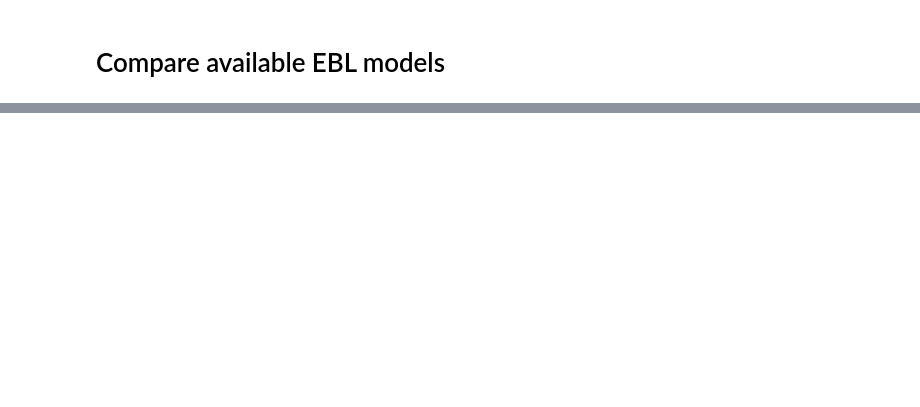
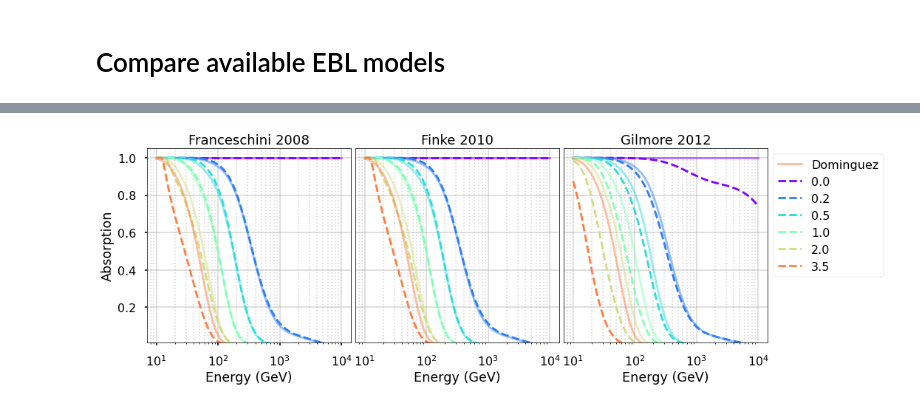
Before and after one commit to tstolarczyk/SoHAPPy, a Jupyter notebook: EBL/EBL_compare.ipynb, the cells around one changed output, grey strips where cells are left out. Saved outputs shown, nothing was run; the diff lists cells and outputs as text; code cells hidden in the pictures; blank space fills up the shorter version.

```diff
--- a/EBL/EBL_compare.ipynb
+++ b/EBL/EBL_compare.ipynb
@@ -45,17 +68,19 @@ max_att = 1e-5 # below this limit, attenutaion at this limit to avoid insane sma
 # %%
-fig, ((ax11,ax12,ax13), (ax21, ax22, ax23)) = plt.subplots(nrows = 2, ncols= 3,
-                                                           figsize=(15,8),
-                                                           sharey = False, sharex=True,
-                                                            gridspec_kw={'height_ratios': [3, 2]})
-# fig, (ax11,ax12,ax13) = plt.subplots(nrows = 1, ncols= 3, figsize=(17,10),sharey = False, sharex=True)
+ratio = False
+if ratio:
+    fig, ((ax11,ax12,ax13), (ax21, ax22, ax23)) = plt.subplots(nrows = 2, ncols= 3,
+                                                               figsize=(15,6),
+                                                               sharey = False, sharex=True,
+                                                                gridspec_kw={'height_ratios': [3, 2]})
+else:
+    fig, (ax11,ax12,ax13) = plt.subplots(nrows = 1, ncols= 3, figsize=(15,5),sharey = False, sharex=True)
 
-alpha = 0.7
+alpha =0.5
 for i, z in enumerate(zlist):
 #     print(z)
     color = cm.cool(i/len(zlist))
 #     color = cm.viridis(0.7-0.7*i/len(zlist))
-
-#     color = cm.rainbow(i/len(zlist))
+    color = cm.rainbow(i/len(zlist))
 
     # Evaluate model at given z
     do_z    = dominguez.evaluate(Elist,redshift=z,alpha_norm=1)
@@ -67,8 +92,8 @@ for i, z in enumerate(zlist):
     fi_z = finke.evaluate(Elist,redshift=z,alpha_norm=1)
     fi_z = np.array([x == max_att if x<max_att else x for x in fi_z])
 
-    gi_z      = local_gilmore(Elist,z)
-    fi_z = np.array([x == max_att if x<max_att else x for x in gi_z])
+    gi_z = local_gilmore(Elist,z)
+    gi_z = np.array([x == max_att if x<max_att else x for x in gi_z])
 
     fr_ratio = (fr_z -do_z) / do_z
     fi_ratio = (fi_z -do_z) / do_z
@@ -76,59 +101,66 @@ for i, z in enumerate(zlist):
 
     # First row, plot attentaion
     ax11.plot(Elist,do_z,color=color, alpha = alpha, label="Dominguez")
-    ax11.plot(Elist,fr_z,color=color, ls=":",label=str(z))
-
+    ax11.plot(Elist,fr_z,color=color, ls="--",label=str(z))
+    if not ratio: ax11.set_xlabel("Energy (GeV)")
     ax12.plot(Elist,do_z,color=color, alpha = alpha, label="Dominguez")
-    ax12.plot(Elist,fr_z,color=color, ls=":",label=str(z))
+    ax12.plot(Elist,fr_z,color=color, ls="--",label=str(z))
+    if not ratio: ax12.set_xlabel("Energy (GeV)")
 
     ax13.plot(Elist,do_z,color=color, alpha = alpha, label="Dominguez")
-    ax13.plot(Elist, gi_z,color=color,ls=":",label=str(z))
+    ax13.plot(Elist, gi_z,color=color,ls="--",label=str(z))
+    if not ratio: ax13.set_xlabel("Energy (GeV)")
 
-    ax21.plot(Elist,fr_ratio, color=color,alpha=0.5)
-    ax22.plot(Elist,fi_ratio, color=color,alpha=0.5)
-    ax23.plot(Elist,gi_ratio, color=color,alpha=0.5)
+    if ratio:
+        ax21.plot(Elist,fr_ratio, color=color,alpha=0.7)
+        ax22.plot(Elist,fi_ratio, color=color,alpha=0.7)
+        ax23.plot(Elist,gi_ratio, color=color,alpha=0.7)
 
 # first row
-ymin = 5e-2
-ymax = 1.5
-yscale = "log"
+ymin = 1e-2
+ymax = 1.05
+yscale = "linear"
 ax11.set_ylabel("Absorption")
 ax11.set_title("Franceschini 2008",size=18)
 
 ax12.set_ylabel(None)
 ax12.set_title("Finke 2010",size=18)
 ax12.grid("both",which="minor",ls=":",alpha=0.5)
 
 ax13.set_ylabel(None)
 ax13.set_title("Gilmore 2012",size=18)
 ax13.grid("both",which="minor",ls=":",alpha=0.5)
 single_legend(ax13,bbox_to_anchor=[1,1.0])
 
 ax12.tick_params(left = False, labelleft = False, bottom=False)
 ax13.tick_params(left = False, labelleft = False, bottom=False)
 for ax in [ax11,ax12,ax13]:
     ax.set_ylim(ymin=ymin)
     ax.set_ylim(ymax=ymax)
     ax.set_yscale(yscale)
     ax.set_xscale("log")
     ax.grid("both",which="minor",ls=":",alpha=0.5)
     ax.grid("both",which="major",ls="-",alpha=0.5)
 
-# Second row
-yscale = "linear"
-ax21.set_ylabel("$Relative \ \Delta$")
-ax22.set_ylabel(None)
-ax23.set_ylabel(None)
+if ratio:
+    # Second row
+    yscale = "linear"
+    ax21.set_ylabel("$Relative \ \Delta$")
+    ax22.set_ylabel(None)
+    ax23.set_ylabel(None)
 
-ax22.tick_params(left = False, labelleft = False)
-ax23.tick_params(left = False, labelleft = False)
-for ax in [ax21, ax22, ax23]:
-    ax.set_xlabel("Energy (GeV)")
-    ax.set_ylim(ymin=-1.5)
-    ax.set_ylim(ymax=1.5)
-    ax.set_yscale(yscale)
-    ax.set_xscale("log")
-    ax.grid("both",which="minor",ls=":",alpha=0.5)
-    ax.grid("both",which="major",ls="-",alpha=0.5)
-    ax.set_yticks(np.arange(-1.5, 1.5 ,0.5))
+    ax22.tick_params(left = False, labelleft = False)
+    ax23.tick_params(left = False, labelleft = False)
+    for ax in [ax21, ax22, ax23]:
+        ax.set_xlabel("Energy (GeV)")
+        ax.set_ylim(ymin=-1.5)
+        ax.set_ylim(ymax=1.5)
+        ax.set_yscale(yscale)
+        ax.set_xscale("log")
+        ax.grid("both",which="minor",ls=":",alpha=0.5)
+        ax.grid("both",which="major",ls="-",alpha=0.5)
+        ax.set_yticks(np.arange(-1.5, 1.5 ,0.5))
+
 plt.tight_layout(h_pad=0,w_pad=0)
+# %% [output]
+[figure, added]
```
Also changed, not shown: parts of 7 cells of this notebook, 1 other file.
